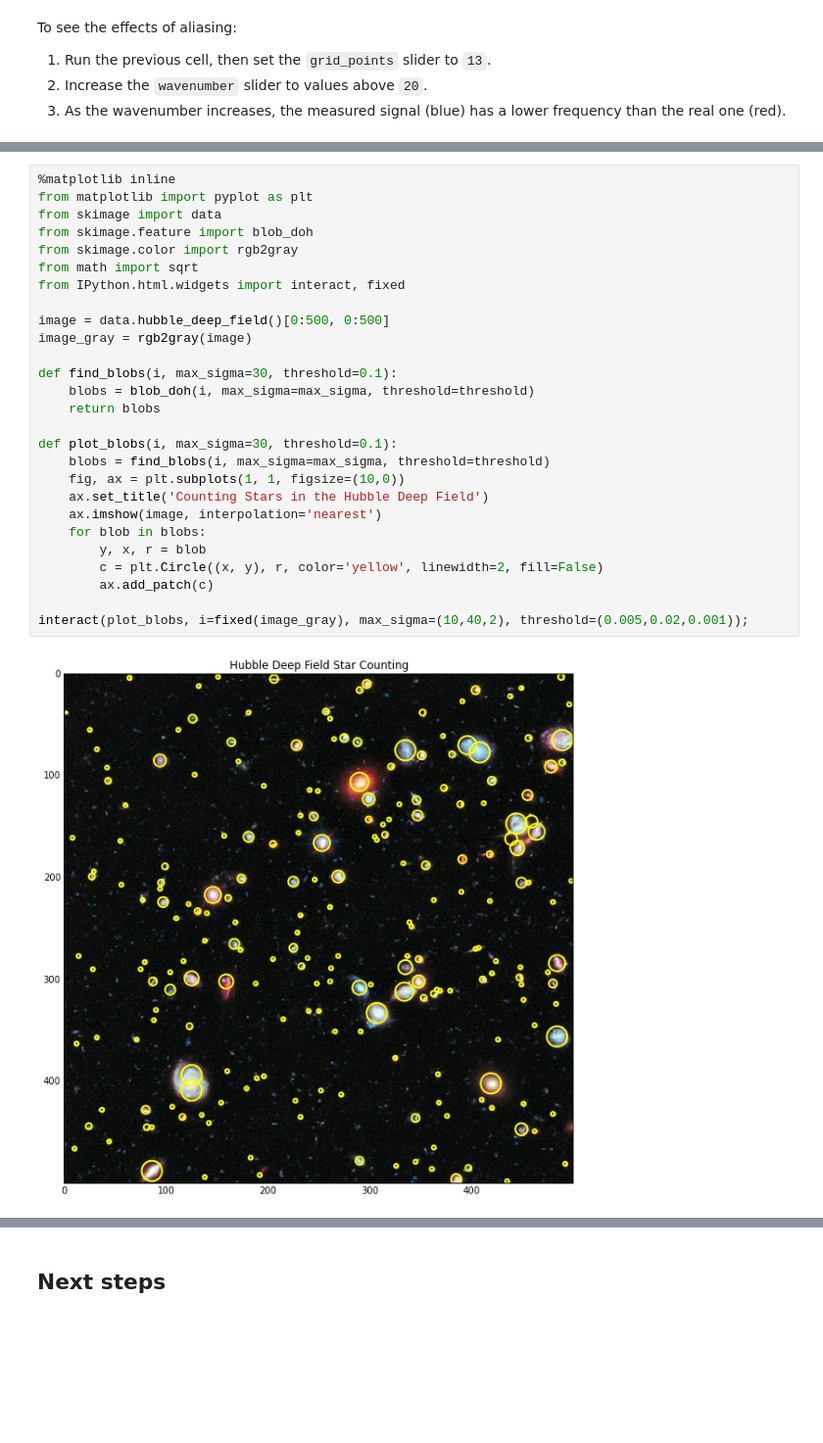
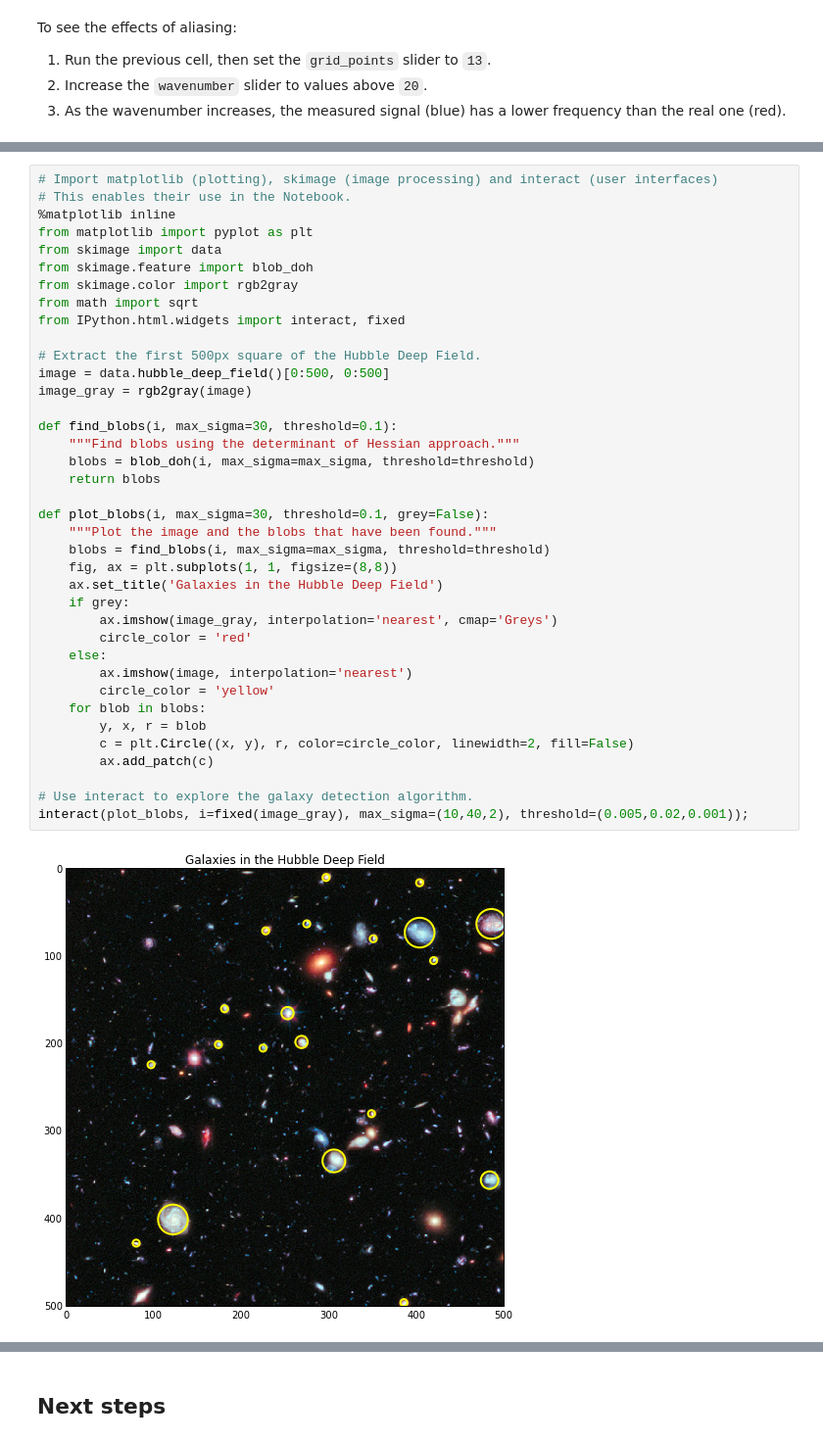
Before and after one commit to jupyter/nature-demo, a Jupyter notebook: Nature.ipynb, the cells around one changed output, grey strips where cells are left out. Shown: that part at 98% size. Cells and saved outputs as stored; diff of their text form; blank space fills up the shorter version.

```diff
--- a/Nature.ipynb
+++ b/Nature.ipynb
@@ -94,29 +104,40 @@ Using Determinant of Hessian
 # %%
+# Import matplotlib (plotting), skimage (image processing) and interact (user interfaces)
+# This enables their use in the Notebook.
 %matplotlib inline
 from matplotlib import pyplot as plt
 from skimage import data
 from skimage.feature import blob_doh
 from skimage.color import rgb2gray
 from math import sqrt
 from IPython.html.widgets import interact, fixed
 
+# Extract the first 500px square of the Hubble Deep Field.
 image = data.hubble_deep_field()[0:500, 0:500]
 image_gray = rgb2gray(image)
 
 def find_blobs(i, max_sigma=30, threshold=0.1):
+    """Find blobs using the determinant of Hessian approach."""
     blobs = blob_doh(i, max_sigma=max_sigma, threshold=threshold)
     return blobs
 
-def plot_blobs(i, max_sigma=30, threshold=0.1):
+def plot_blobs(i, max_sigma=30, threshold=0.1, grey=False):
+    """Plot the image and the blobs that have been found."""
     blobs = find_blobs(i, max_sigma=max_sigma, threshold=threshold)
-    fig, ax = plt.subplots(1, 1, figsize=(10,0))
-    ax.set_title('Counting Stars in the Hubble Deep Field')
-    ax.imshow(image, interpolation='nearest')
+    fig, ax = plt.subplots(1, 1, figsize=(8,8))
+    ax.set_title('Galaxies in the Hubble Deep Field')
+    if grey:
+        ax.imshow(image_gray, interpolation='nearest', cmap='Greys')
+        circle_color = 'red'
+    else:
+        ax.imshow(image, interpolation='nearest')
+        circle_color = 'yellow'
     for blob in blobs:
         y, x, r = blob
-        c = plt.Circle((x, y), r, color='yellow', linewidth=2, fill=False)
+        c = plt.Circle((x, y), r, color=circle_color, linewidth=2, fill=False)
         ax.add_patch(c)
 
+# Use interact to explore the galaxy detection algorithm.
 interact(plot_blobs, i=fixed(image_gray), max_sigma=(10,40,2), threshold=(0.005,0.02,0.001));
 # %% [output]
-[figure, old version]
+[figure, new version]
```
Also changed, not shown: parts of 11 cells of this notebook.
